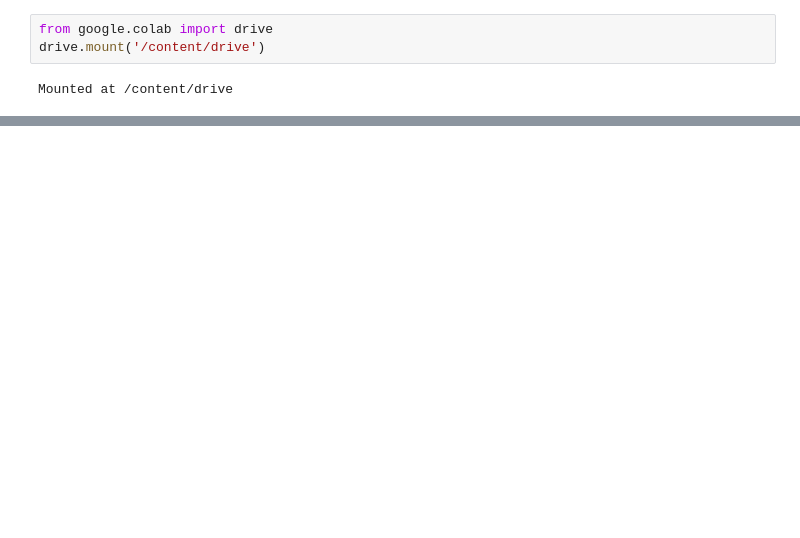
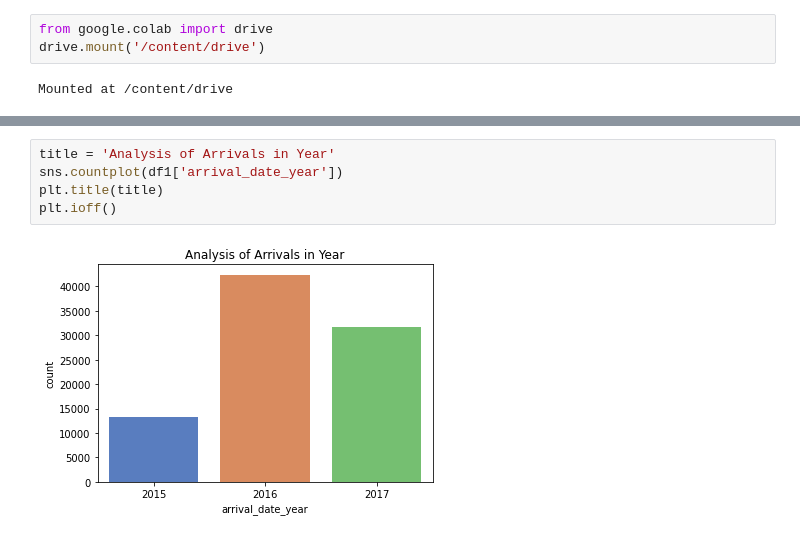
Before and after one commit to PrabhatManna/Hotel-Data-analysis, a Jupyter notebook: Prabhat_Hotel_Booking_Analysis_Capstone_Project.ipynb, the cells around one changed output, grey strips where cells are left out. Drawn from its saved outputs; the diff is of its cells as text; blank space fills up the shorter version.

```diff
--- a/Prabhat_Hotel_Booking_Analysis_Capstone_Project.ipynb
+++ b/Prabhat_Hotel_Booking_Analysis_Capstone_Project.ipynb
@@ -287,0 +265,7 @@ plt.ioff()
+# %%
+title = 'Analysis of Arrivals in Year'
+sns.countplot(df1['arrival_date_year'])
+plt.title(title)
+plt.ioff()
+# %% [output]
+[figure, added]
```
Also changed, not shown: parts of 49 cells of this notebook.
